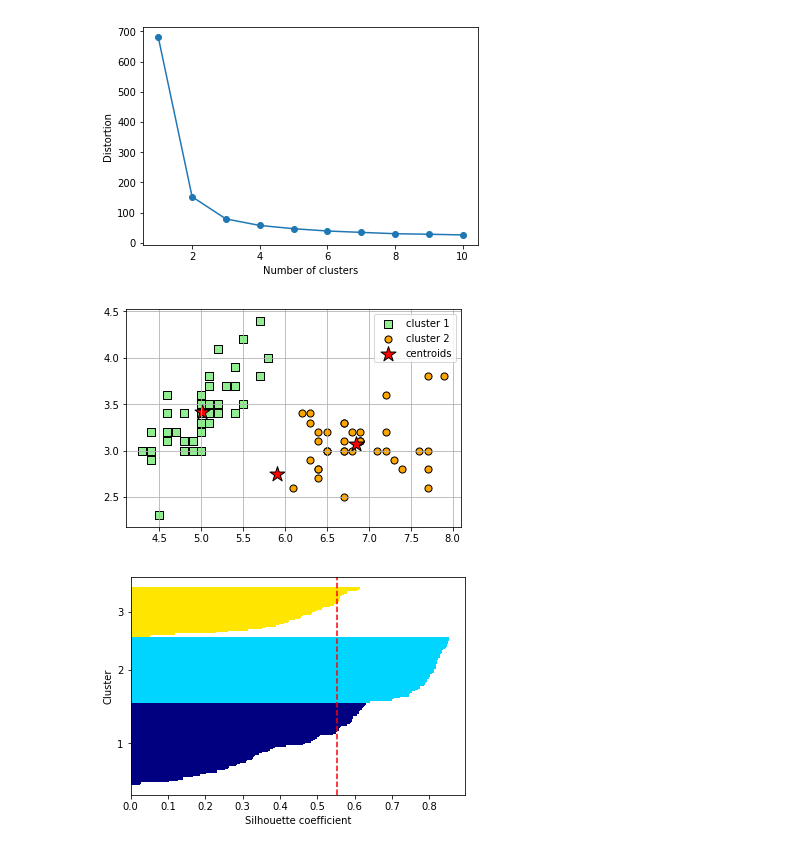
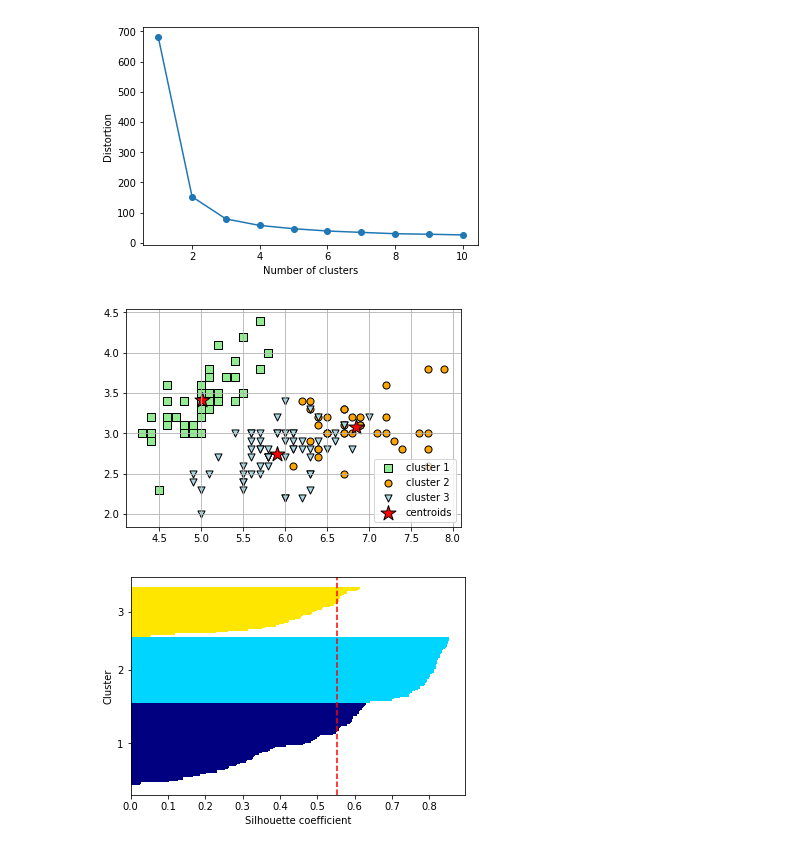
Before and after one commit to arjacob/ML-ARJ-2018, a Jupyter notebook: Assignment6/Master Code- ARJ.ipynb, the cells around one changed output. Cells and saved outputs as stored; diff of their text form; code cells hidden in the pictures.

```diff
--- a/Assignment6/Master Code- ARJ.ipynb
+++ b/Assignment6/Master Code- ARJ.ipynb
@@ -69,12 +69,13 @@ y_km = km.fit_predict(iris)
 # %%
 plt.scatter(iris[y_km == 0, 0], iris[y_km == 0, 1], s=50, c='lightgreen', marker='s', edgecolor='black', label='cluster 1')
 plt.scatter(iris[y_km == 1, 0], iris[y_km == 1, 1], s=50, c='orange', marker='o', edgecolor='black', label='cluster 2')
+plt.scatter(iris[y_km == 2, 0], iris[y_km == 2, 1], s=50, c='lightblue', marker='v', edgecolor='black', label='cluster 3')
 plt.scatter(km.cluster_centers_[:, 0], km.cluster_centers_[:, 1], s=250, marker='*', c='red', edgecolor='black', label='centroids')
 plt.legend(scatterpoints=1)
 plt.grid()
 plt.show()
 # %% [output]
-[figure, old version]
+[figure, new version]
 # %%
 km = KMeans(n_clusters=3, init='k-means++', n_init=10, max_iter=300, tol=1e-04, random_state=0)
 y_km = km.fit_predict(iris)
```
Also changed, not shown: parts of 2 cells of this notebook.
